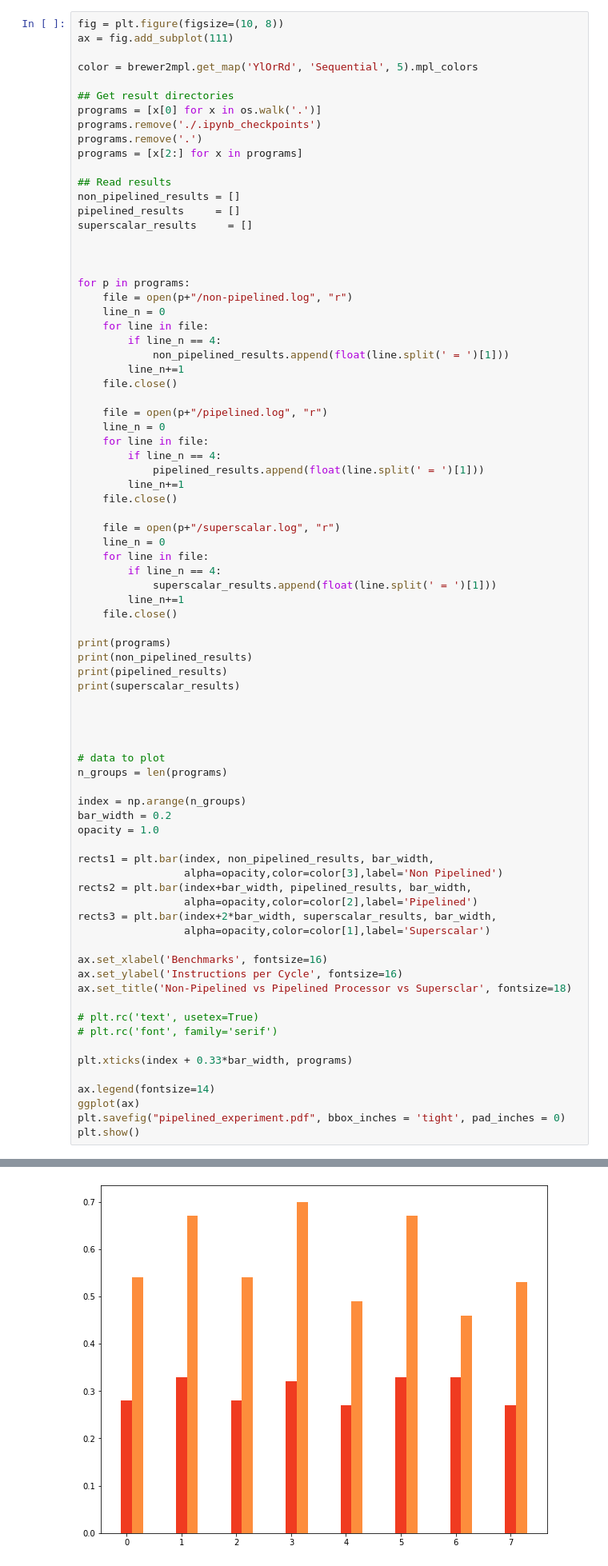
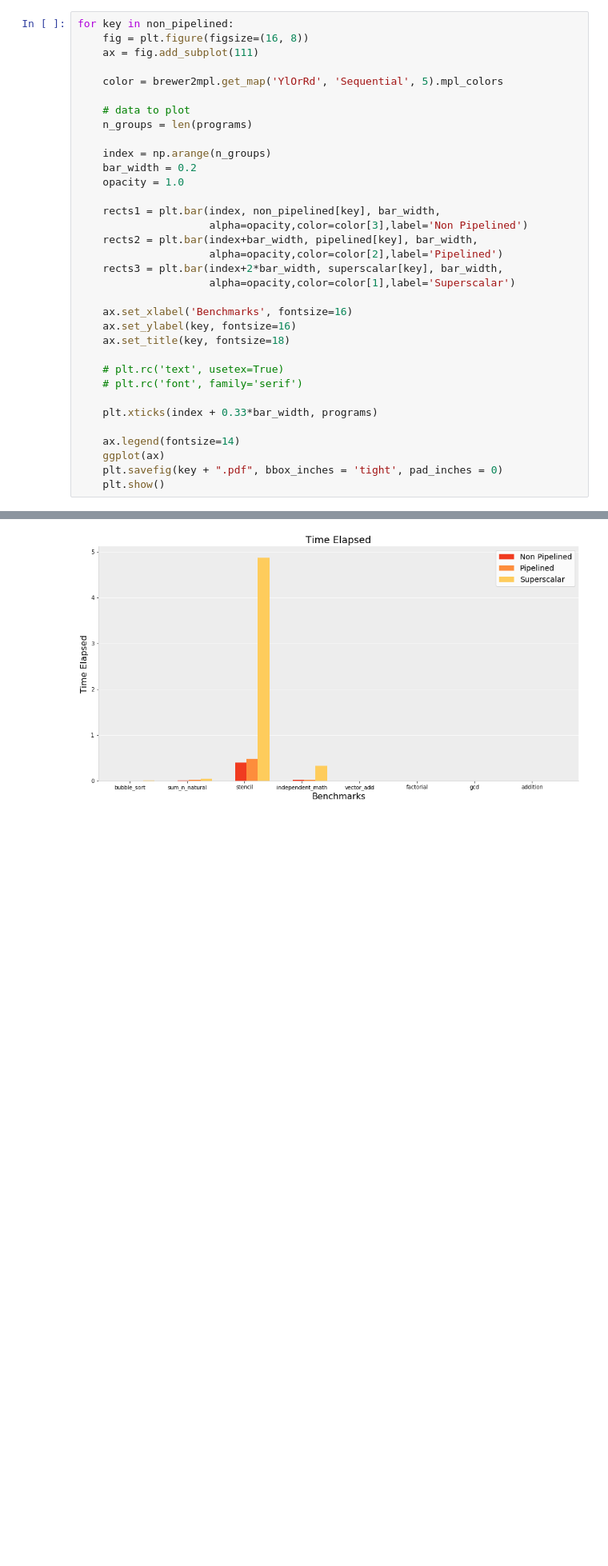
Before and after one commit to harrywaugh/SuperscalarSim, a Jupyter notebook: results/Experiment Graphs.ipynb, the cells around one changed output, grey strips where cells are left out. Shown at 80% size. Cells and saved outputs as stored; diff of their text form; blank space fills up the shorter version.

```diff
--- a/results/Experiment Graphs.ipynb
+++ b/results/Experiment Graphs.ipynb
@@ -46,80 +102,35 @@ def autolabel(rects):
 # %%
-fig = plt.figure(figsize=(10, 8))
-ax = fig.add_subplot(111)
+for key in non_pipelined:
+    fig = plt.figure(figsize=(16, 8))
+    ax = fig.add_subplot(111)
 
-color = brewer2mpl.get_map('YlOrRd', 'Sequential', 5).mpl_colors
+    color = brewer2mpl.get_map('YlOrRd', 'Sequential', 5).mpl_colors
 
-## Get result directories
-programs = [x[0] for x in os.walk('.')]
-programs.remove('./.ipynb_checkpoints')
-programs.remove('.')
-programs = [x[2:] for x in programs]
+    # data to plot
+    n_groups = len(programs)
 
-## Read results
-non_pipelined_results = []
-pipelined_results     = []
-superscalar_results     = []
+    index = np.arange(n_groups)
+    bar_width = 0.2
+    opacity = 1.0
 
+    rects1 = plt.bar(index, non_pipelined[key], bar_width,
+                     alpha=opacity,color=color[3],label='Non Pipelined')
+    rects2 = plt.bar(index+bar_width, pipelined[key], bar_width,
+                     alpha=opacity,color=color[2],label='Pipelined')
+    rects3 = plt.bar(index+2*bar_width, superscalar[key], bar_width,
+                     alpha=opacity,color=color[1],label='Superscalar')
 
+    ax.set_xlabel('Benchmarks', fontsize=16)
+    ax.set_ylabel(key, fontsize=16)
+    ax.set_title(key, fontsize=18)
 
-for p in programs:
-    file = open(p+"/non-pipelined.log", "r")
-    line_n = 0
-    for line in file:
-        if line_n == 4:
-            non_pipelined_results.append(float(line.split(' = ')[1]))
-        line_n+=1
-    file.close()
+    # plt.rc('text', usetex=True)
+    # plt.rc('font', family='serif')
 
-    file = open(p+"/pipelined.log", "r")
-    line_n = 0
-    for line in file:
-        if line_n == 4:
-            pipelined_results.append(float(line.split(' = ')[1]))
-        line_n+=1
-    file.close()
+    plt.xticks(index + 0.33*bar_width, programs)
 
-    file = open(p+"/superscalar.log", "r")
-    line_n = 0
-    for line in file:
-        if line_n == 4:
-            superscalar_results.append(float(line.split(' = ')[1]))
-        line_n+=1
-    file.close()
-
-print(programs)
-print(non_pipelined_results)
-print(pipelined_results)
-print(superscalar_results)
-
-
-
-
-# data to plot
-n_groups = len(programs)
-
-index = np.arange(n_groups)
-bar_width = 0.2
-opacity = 1.0
-
-rects1 = plt.bar(index, non_pipelined_results, bar_width,
-                 alpha=opacity,color=color[3],label='Non Pipelined')
-rects2 = plt.bar(index+bar_width, pipelined_results, bar_width,
-                 alpha=opacity,color=color[2],label='Pipelined')
-rects3 = plt.bar(index+2*bar_width, superscalar_results, bar_width,
-                 alpha=opacity,color=color[1],label='Superscalar')
-
-ax.set_xlabel('Benchmarks', fontsize=16)
-ax.set_ylabel('Instructions per Cycle', fontsize=16)
-ax.set_title('Non-Pipelined vs Pipelined Processor vs Supersclar', fontsize=18)
-
-# plt.rc('text', usetex=True)
-# plt.rc('font', family='serif')
-
-plt.xticks(index + 0.33*bar_width, programs)
-
-ax.legend(fontsize=14)
-ggplot(ax)
-plt.savefig("pipelined_experiment.pdf", bbox_inches = 'tight', pad_inches = 0)
-plt.show()
+    ax.legend(fontsize=14)
+    ggplot(ax)
+    plt.savefig(key + ".pdf", bbox_inches = 'tight', pad_inches = 0)
+    plt.show()
 # %% [output]
@@ -131 +137 @@ ValueError: shape mismatch: objects cannot be broadcast to a single shape
-[figure, old version]
+[figure, new version]
```
Also changed, not shown: parts of 6 cells of this notebook, 44 other files.
